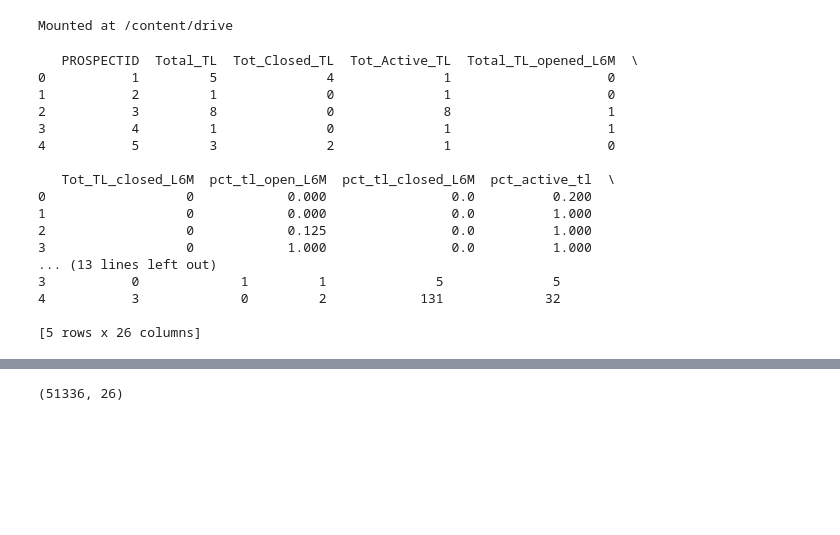
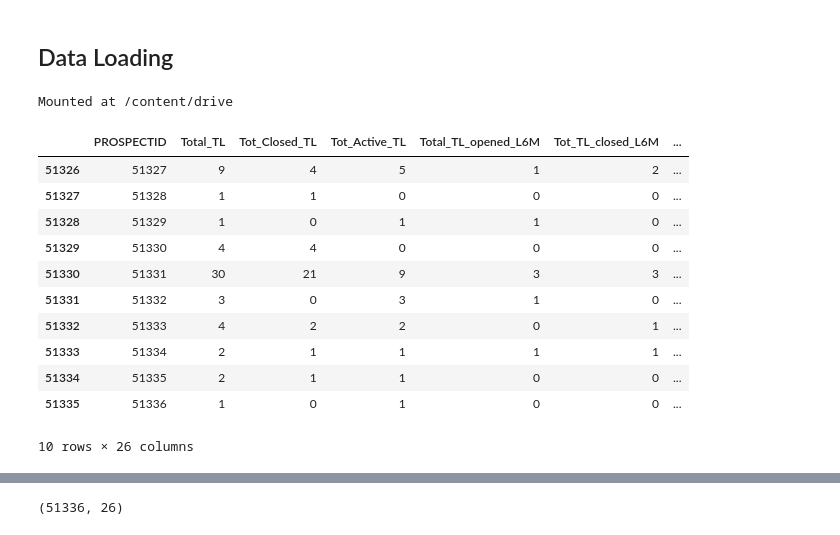
Before and after one commit to NitinMore9920/Credit_risk_modaling_machine_learning_project, a Jupyter notebook: Credit_Risk_Modeling.ipynb, the cells around one changed output, grey strips where cells are left out. Drawn from its saved outputs; the diff is of its cells as text; code cells hidden in the pictures; blank space fills up the shorter version.

```diff
--- a/Credit_Risk_Modeling.ipynb
+++ b/Credit_Risk_Modeling.ipynb
@@ -13,6 +30,8 @@ from sklearn.ensemble import RandomForestClassifier
 from sklearn.model_selection import train_test_split
 from sklearn.preprocessing import StandardScaler
 from sklearn.metrics import accuracy_score, r2_score, precision_score, precision_recall_fscore_support
+# %% [markdown]
+## Data Loading
 # %%
 from google.colab import drive
 drive.mount('/content/drive')
@@ -21,23 +40,18 @@ Mounted at /content/drive
 # %%
 df1 = pd.read_excel("/content/drive/My Drive/final_project/Credit_Risk_Modeling_using_Machine_Learning/case_study1.xlsx")
 df2 = pd.read_excel("/content/drive/My Drive/final_project/Credit_Risk_Modeling_using_Machine_Learning/case_study2.xlsx")
-# %%
-print(df1.head(5))
-# %% [output]
-   PROSPECTID  Total_TL  Tot_Closed_TL  Tot_Active_TL  Total_TL_opened_L6M  \
-0           1         5              4              1                    0
-1           2         1              0              1                    0
-2           3         8              0              8                    1
-3           4         1              0              1                    1
-4           5         3              2              1                    0
-
-   Tot_TL_closed_L6M  pct_tl_open_L6M  pct_tl_closed_L6M  pct_active_tl  \
-0                  0            0.000                0.0          0.200
-1                  0            0.000                0.0          1.000
-2                  0            0.125                0.0          1.000
-3                  0            1.000                0.0          1.000
-... (13 lines left out)
-3           0             1         1              5              5
-4           3             0         2            131             32
-
-[5 rows x 26 columns]
+# %%
+df1.tail(10)
+# %% [output]
+|  | PROSPECTID | Total_TL | Tot_Closed_TL | Tot_Active_TL | Total_TL_opened_L6M | Tot_TL_closed_L6M | ... |
+| 51326 | 51327 | 9 | 4 | 5 | 1 | 2 | ... |
+| 51327 | 51328 | 1 | 1 | 0 | 0 | 0 | ... |
+| 51328 | 51329 | 1 | 0 | 1 | 1 | 0 | ... |
+| 51329 | 51330 | 4 | 4 | 0 | 0 | 0 | ... |
+| 51330 | 51331 | 30 | 21 | 9 | 3 | 3 | ... |
+| 51331 | 51332 | 3 | 0 | 3 | 1 | 0 | ... |
+| 51332 | 51333 | 4 | 2 | 2 | 0 | 1 | ... |
+| 51333 | 51334 | 2 | 1 | 1 | 1 | 1 | ... |
+| 51334 | 51335 | 2 | 1 | 1 | 0 | 0 | ... |
+| 51335 | 51336 | 1 | 0 | 1 | 0 | 0 | ... |
+10 rows × 26 columns
```
Also changed, not shown: parts of 26 cells of this notebook.
